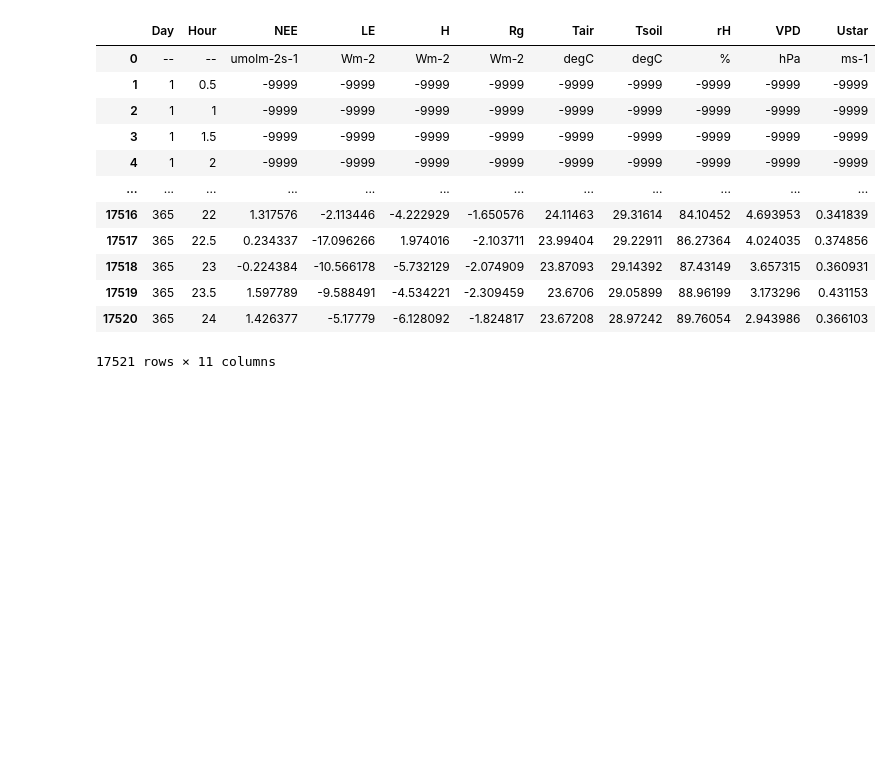
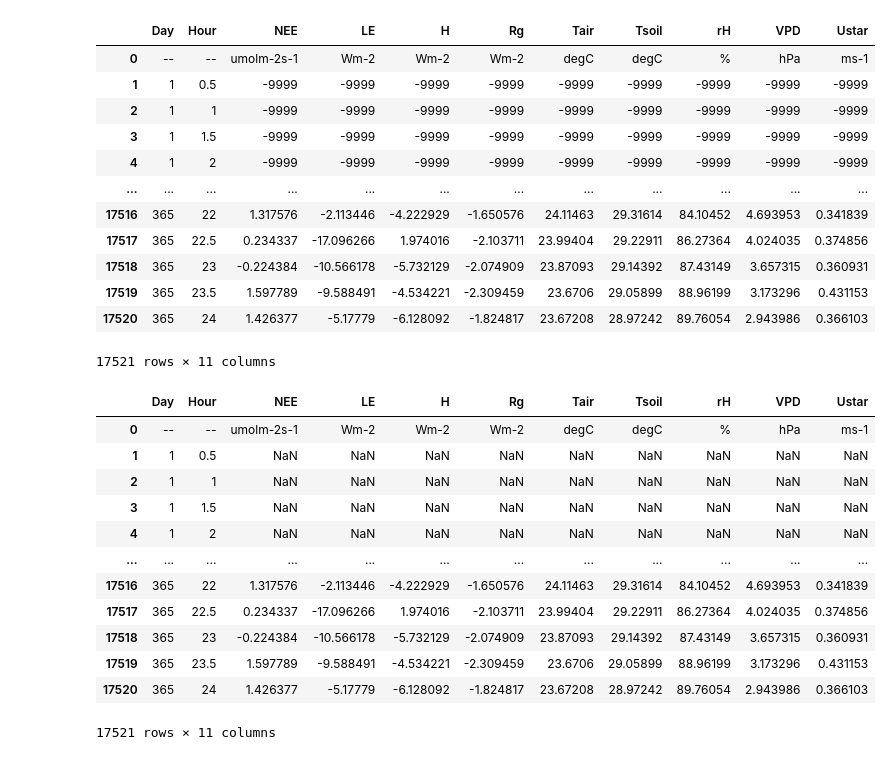
Before and after one commit to BorjaRuizReverter/MachineLearningForGapFilling, a Jupyter notebook: ANN_for_gap_filling.ipynb, the cells around one changed output. Cells and saved outputs as stored; diff of their text form; code cells hidden in the pictures; blank space fills up the shorter version.

```diff
--- a/ANN_for_gap_filling.ipynb
+++ b/ANN_for_gap_filling.ipynb
@@ -1,8 +1,9 @@
 # %%
 import pandas as pd
+import numpy as np
 
-df = pd.read_excel('PRE2013.xlsx')
-df
+df_uncleaned = pd.read_excel('PRE2013.xlsx')
+df_uncleaned
 # %% [output]
 |  | Day | Hour | NEE | LE | H | Rg | Tair | Tsoil | rH | VPD | Ustar |
 | 0 | -- | -- | umolm-2s-1 | Wm-2 | Wm-2 | Wm-2 | degC | degC | % | hPa | ms-1 |
@@ -17,3 +18,23 @@ df
 | 17519 | 365 | 23.5 | 1.597789 | -9.588491 | -4.534221 | -2.309459 | 23.6706 | 29.05899 | 88.96199 | 3.173296 | 0.431153 |
 | 17520 | 365 | 24 | 1.426377 | -5.17779 | -6.128092 | -1.824817 | 23.67208 | 28.97242 | 89.76054 | 2.943986 | 0.366103 |
 17521 rows × 11 columns
+# %%
+'''Doesnt substitute the df this way
+#df.replace(-9999, np.nan)
+'''
+df_withNaN = df_uncleaned.replace(to_replace=-9999, value = np.nan)
+df_withNaN
+# %% [output]
+|  | Day | Hour | NEE | LE | H | Rg | Tair | Tsoil | rH | VPD | Ustar |
+| 0 | -- | -- | umolm-2s-1 | Wm-2 | Wm-2 | Wm-2 | degC | degC | % | hPa | ms-1 |
+| 1 | 1 | 0.5 | NaN | NaN | NaN | NaN | NaN | NaN | NaN | NaN | NaN |
+| 2 | 1 | 1 | NaN | NaN | NaN | NaN | NaN | NaN | NaN | NaN | NaN |
+| 3 | 1 | 1.5 | NaN | NaN | NaN | NaN | NaN | NaN | NaN | NaN | NaN |
+| 4 | 1 | 2 | NaN | NaN | NaN | NaN | NaN | NaN | NaN | NaN | NaN |
+| ... | ... | ... | ... | ... | ... | ... | ... | ... | ... | ... | ... |
+| 17516 | 365 | 22 | 1.317576 | -2.113446 | -4.222929 | -1.650576 | 24.11463 | 29.31614 | 84.10452 | 4.693953 | 0.341839 |
+| 17517 | 365 | 22.5 | 0.234337 | -17.096266 | 1.974016 | -2.103711 | 23.99404 | 29.22911 | 86.27364 | 4.024035 | 0.374856 |
+| 17518 | 365 | 23 | -0.224384 | -10.566178 | -5.732129 | -2.074909 | 23.87093 | 29.14392 | 87.43149 | 3.657315 | 0.360931 |
+| 17519 | 365 | 23.5 | 1.597789 | -9.588491 | -4.534221 | -2.309459 | 23.6706 | 29.05899 | 88.96199 | 3.173296 | 0.431153 |
+| 17520 | 365 | 24 | 1.426377 | -5.17779 | -6.128092 | -1.824817 | 23.67208 | 28.97242 | 89.76054 | 2.943986 | 0.366103 |
+17521 rows × 11 columns
```
Also changed, not shown: parts of 10 cells of this notebook.
